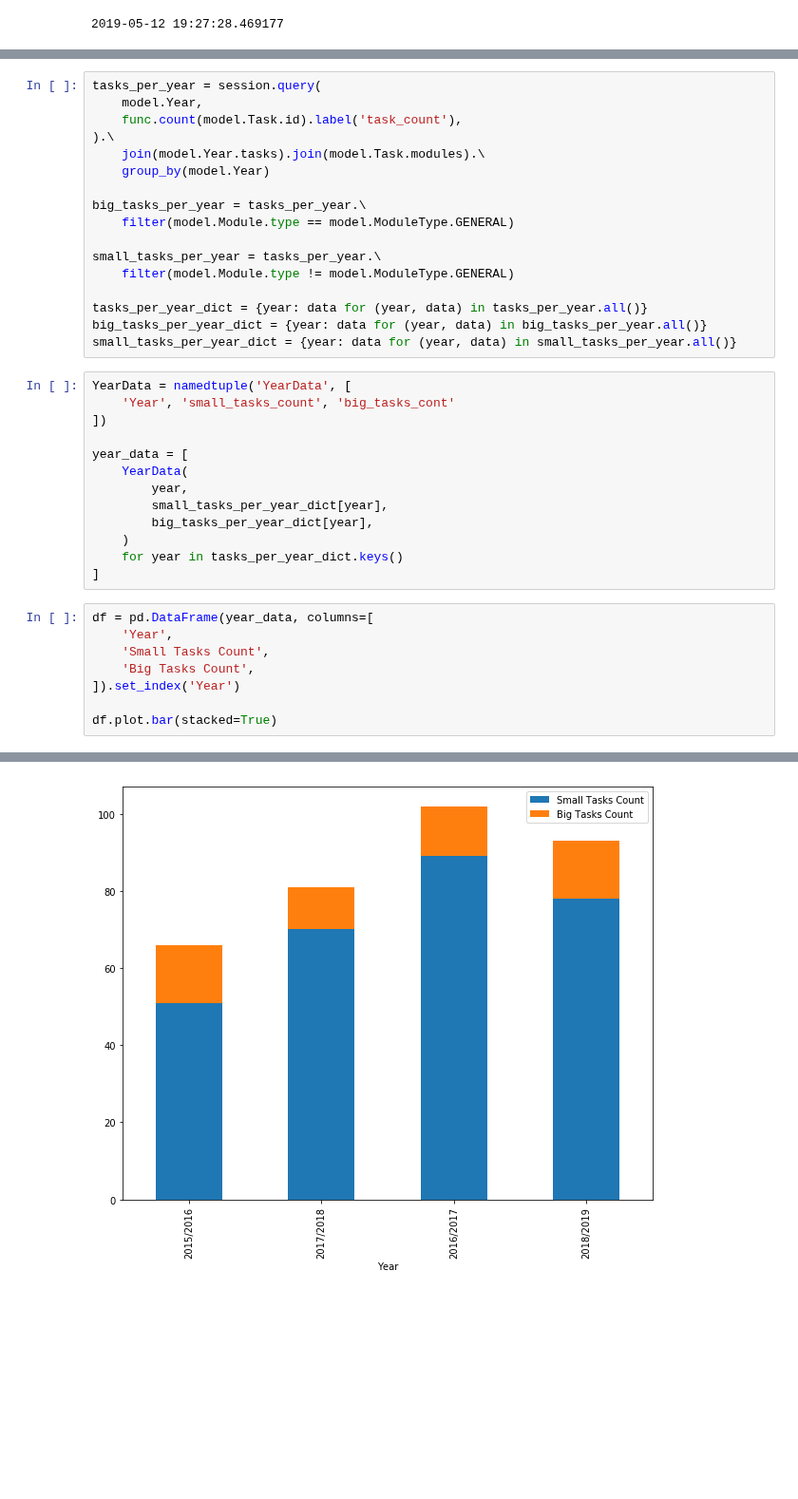
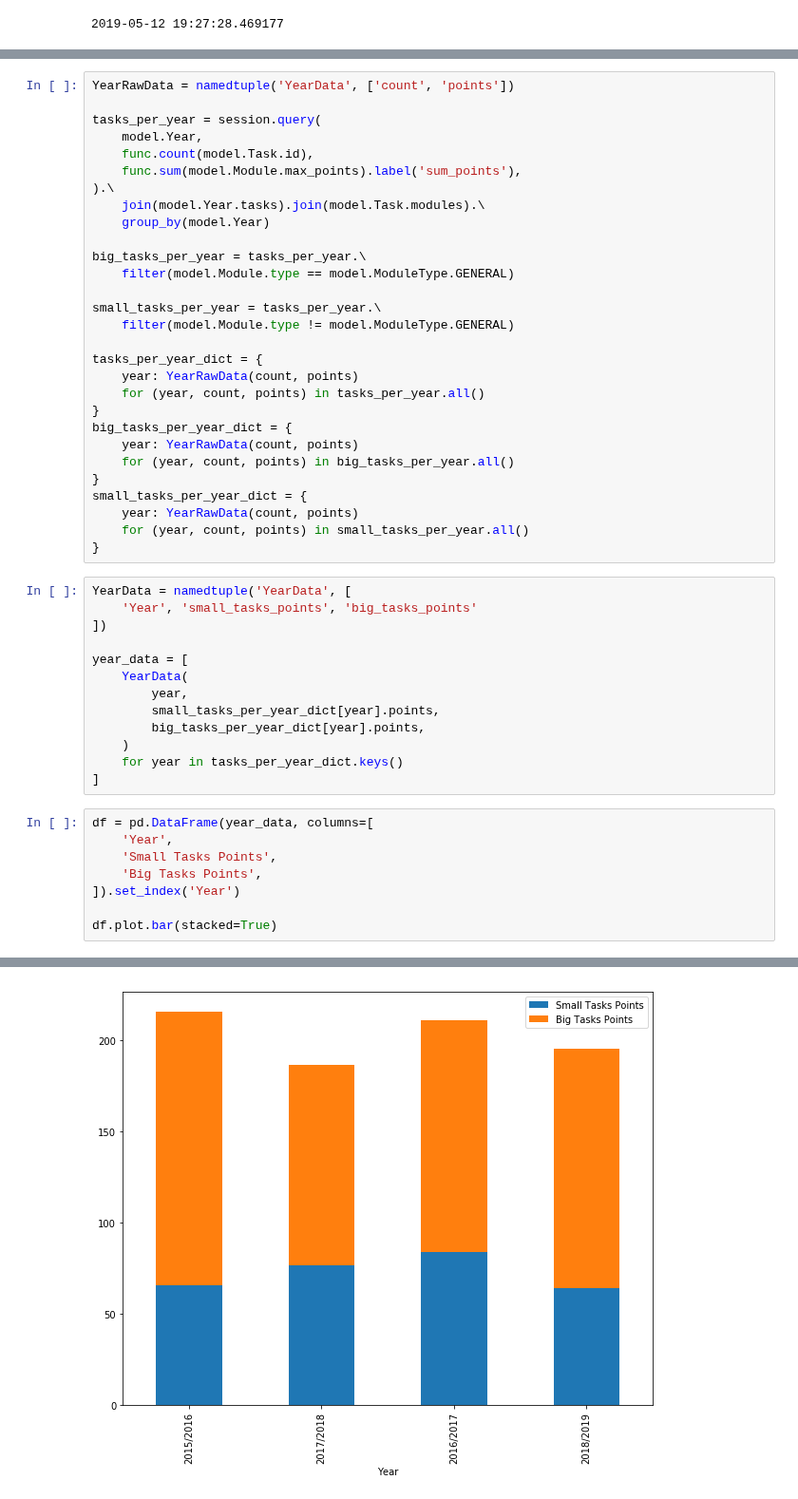
Before and after one commit to fi-ksi/dashboard-alpha, a Jupyter notebook: notebooks/years.ipynb, the cells around one changed output, grey strips where cells are left out. Shown at 95% size. Drawn from its saved outputs; the diff is of its cells as text; blank space fills up the shorter version.

Commit message:
Year: show both tasks count & points.

```diff
--- a/notebooks/years.ipynb
+++ b/notebooks/years.ipynb
@@ -87,9 +87,12 @@ successful_participants.plot.bar(stacked=True)
 <matplotlib.axes._subplots.AxesSubplot at 0x...>
 [figure]
 # %%
+YearRawData = namedtuple('YearData', ['count', 'points'])
+
 tasks_per_year = session.query(
     model.Year,
-    func.count(model.Task.id).label('task_count'),
+    func.count(model.Task.id),
+    func.sum(model.Module.max_points).label('sum_points'),
 ).\
     join(model.Year.tasks).join(model.Task.modules).\
     group_by(model.Year)
@@ -100,30 +103,39 @@ big_tasks_per_year = tasks_per_year.\
 small_tasks_per_year = tasks_per_year.\
     filter(model.Module.type != model.ModuleType.GENERAL)
 
-tasks_per_year_dict = {year: data for (year, data) in tasks_per_year.all()}
-big_tasks_per_year_dict = {year: data for (year, data) in big_tasks_per_year.all()}
-small_tasks_per_year_dict = {year: data for (year, data) in small_tasks_per_year.all()}
+tasks_per_year_dict = {
+    year: YearRawData(count, points)
+    for (year, count, points) in tasks_per_year.all()
+}
+big_tasks_per_year_dict = {
+    year: YearRawData(count, points)
+    for (year, count, points) in big_tasks_per_year.all()
+}
+small_tasks_per_year_dict = {
+    year: YearRawData(count, points)
+    for (year, count, points) in small_tasks_per_year.all()
+}
 # %%
 YearData = namedtuple('YearData', [
-    'Year', 'small_tasks_count', 'big_tasks_cont'
+    'Year', 'small_tasks_points', 'big_tasks_points'
 ])
 
 year_data = [
     YearData(
         year,
-        small_tasks_per_year_dict[year],
-        big_tasks_per_year_dict[year],
+        small_tasks_per_year_dict[year].points,
+        big_tasks_per_year_dict[year].points,
     )
     for year in tasks_per_year_dict.keys()
 ]
 # %%
 df = pd.DataFrame(year_data, columns=[
     'Year',
-    'Small Tasks Count',
-    'Big Tasks Count',
+    'Small Tasks Points',
+    'Big Tasks Points',
 ]).set_index('Year')
 
 df.plot.bar(stacked=True)
 # %% [output]
 <matplotlib.axes._subplots.AxesSubplot at 0x...>
-[figure, old version]
+[figure, new version]
```
Also changed, not shown: parts of 4 cells of this notebook.
